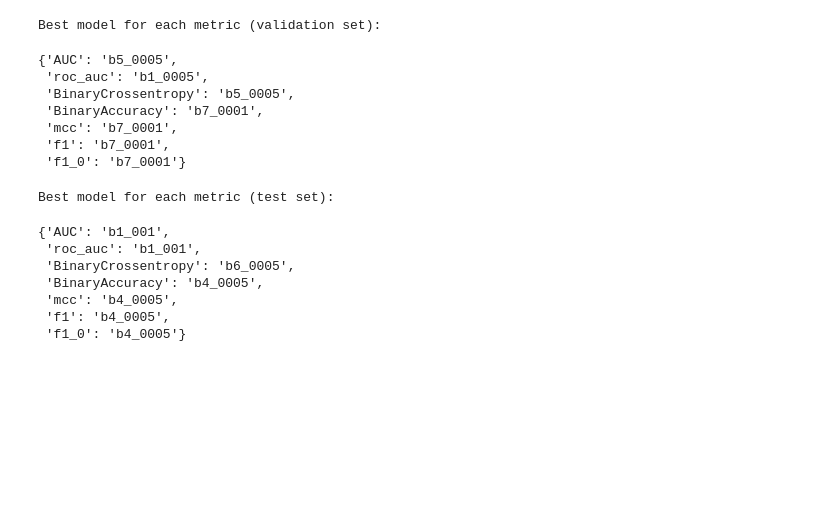
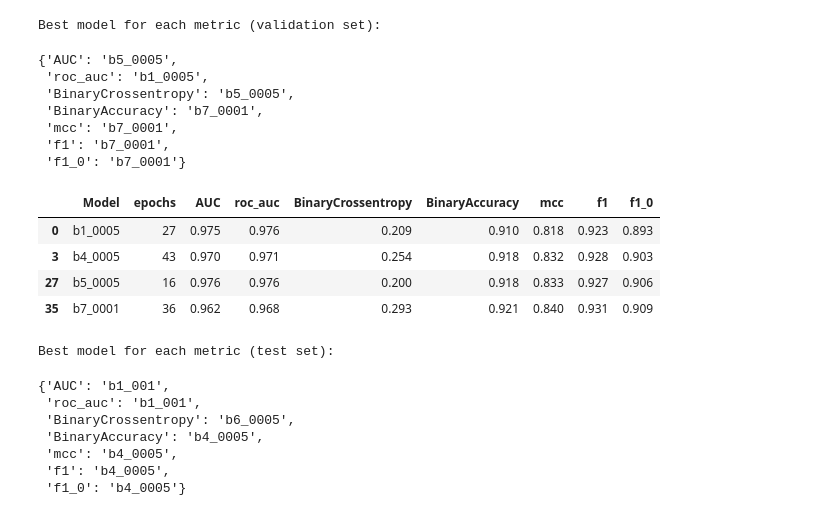
Before and after one commit to huynhngoc/coxaai, a Jupyter notebook: visualize_new_binary.ipynb, the cells around one changed output. Drawn from its saved outputs; the diff is of its cells as text; code cells hidden in the pictures; blank space fills up the shorter version.

Commit message:
Hente metric score av de beste 4 modellene

```diff
--- a/visualize_new_binary.ipynb
+++ b/visualize_new_binary.ipynb
@@ -121,6 +121,16 @@ Best model for each metric (validation set):
  'mcc': 'b7_0001',
  'f1': 'b7_0001',
  'f1_0': 'b7_0001'}
+# %%
+# Show metrics score for b1\_0005, b4\_0005, b5\_0005, b7\_0001
+df_beste = df_val[df_val['Model'].isin(['b1_0005', 'b4_0005', 'b5_0005', 'b7_0001'])]
+df_beste
+# %% [output]
+|  | Model | epochs | AUC | roc_auc | BinaryCrossentropy | BinaryAccuracy | mcc | f1 | f1_0 |
+| 0 | b1_0005 | 27 | 0.975 | 0.976 | 0.209 | 0.910 | 0.818 | 0.923 | 0.893 |
+| 3 | b4_0005 | 43 | 0.970 | 0.971 | 0.254 | 0.918 | 0.832 | 0.928 | 0.903 |
+| 27 | b5_0005 | 16 | 0.976 | 0.976 | 0.200 | 0.918 | 0.833 | 0.927 | 0.906 |
+| 35 | b7_0001 | 36 | 0.962 | 0.968 | 0.293 | 0.921 | 0.840 | 0.931 | 0.909 |
 # %%
 
 
```
